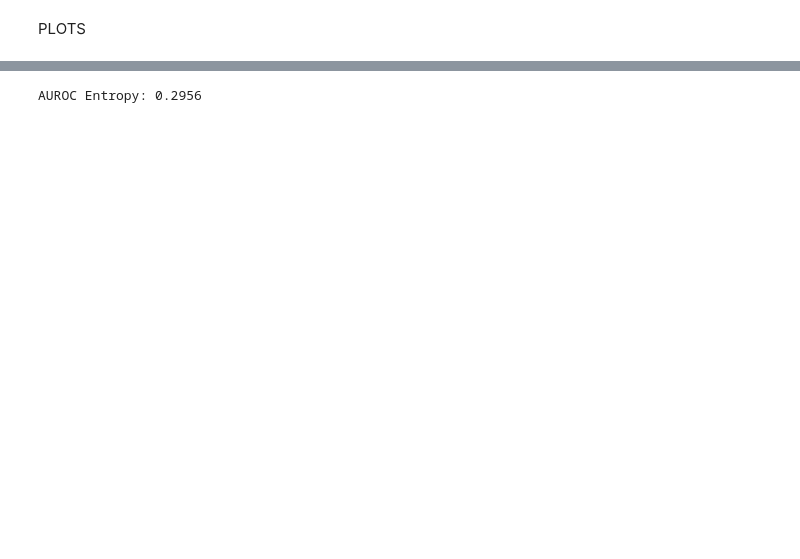
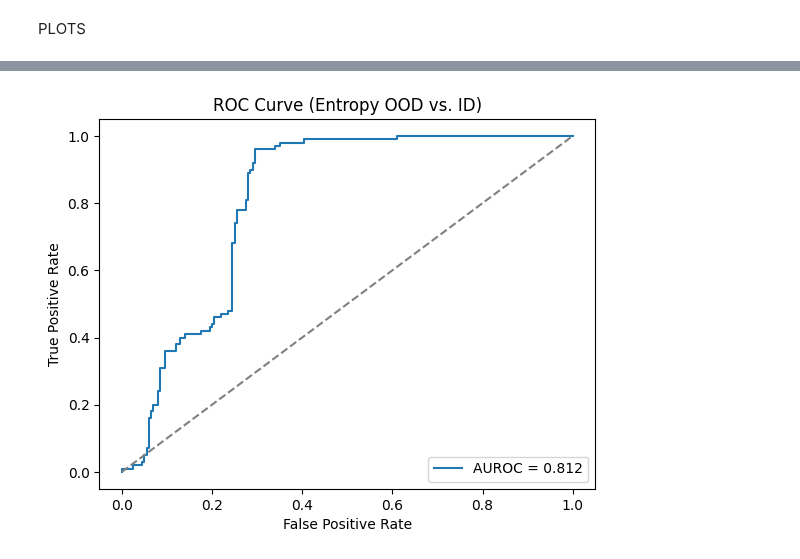
Before and after one commit to Kingmopser/ProbabilisticML, a Jupyter notebook: src/RealData.ipynb, the cells around one changed output, grey strips where cells are left out. Drawn from its saved outputs; the diff is of its cells as text; code cells hidden in the pictures; blank space fills up the shorter version.

```diff
--- a/src/RealData.ipynb
+++ b/src/RealData.ipynb
@@ -250,13 +234 @@ Varianz: 0.3774728775024414
-# %%
-# Hypeparameter
-for logvals in [-6.0, -5.0, -4.0,-3.0,-2.0,-1.5,-0.5]:
-    for prior_sigma in [0.1, 0.5, 1.0,1.5,2.0]:
-        lastLayer = BayesianLastLayer(in_features=4,out_features=len(df["CLASS"].unique()),logvals=logvals,prior_sigma=prior_sigma).to(device)
-        TrainLastLayerCL(base,lastLayer,trainLoader,class_weights=class_weights.to(device),epochs=100)
-        mean_prob, entropy,exp_entr ,mi = PredLastLayerCl(base,lastLayer,tenX_OOD, nSamples=200)
-        print(f"Prior Sigma: {prior_sigma}, Logvals: {logvals}")
-        print("wLogVar:", lastLayer.wLogVar.data.mean().item())
-        print("bLogVar:", lastLayer.bLogVar.data.mean().item())
-        print("Varianz:", torch.exp(lastLayer.wLogVar.data.mean()).item())
-        print(f"entropy ID:{entropy[~is_ood].mean()},entropy OOD:{entropy[is_ood].mean()}")
 # %%
@@ -447,10 +460,16 @@ plt.show()
 # %%
-from sklearn.metrics import roc_auc_score
+labels = np.concatenate([np.zeros_like(pred_ent_ID), np.ones_like(pred_ent_OOD)])
+scores = np.concatenate([pred_ent_ID, pred_ent_OOD])  # oder -energy, -max_logit etc.
 
-scores_id  = -pred_ent_ID   # tief = confident
-scores_ood = -pred_ent_OOD
-labels = np.concatenate([np.zeros_like(scores_id), np.ones_like(scores_ood)])
-scores = np.concatenate([scores_id, scores_ood])
-print("AUROC Entropy:", roc_auc_score(labels, scores))
+fpr, tpr, _ = roc_curve(labels, scores)
+roc_auc = auc(fpr, tpr)
+
+plt.plot(fpr, tpr, label=f'AUROC = {roc_auc:.3f}')
+plt.plot([0,1], [0,1], '--', color='gray')
+plt.xlabel('False Positive Rate')
+plt.ylabel('True Positive Rate')
+plt.title('ROC Curve (Entropy OOD vs. ID)')
+plt.legend()
+plt.show()
 # %% [output]
-AUROC Entropy: 0.2956
+[figure, added]
```
Also changed, not shown: parts of 19 cells of this notebook.
